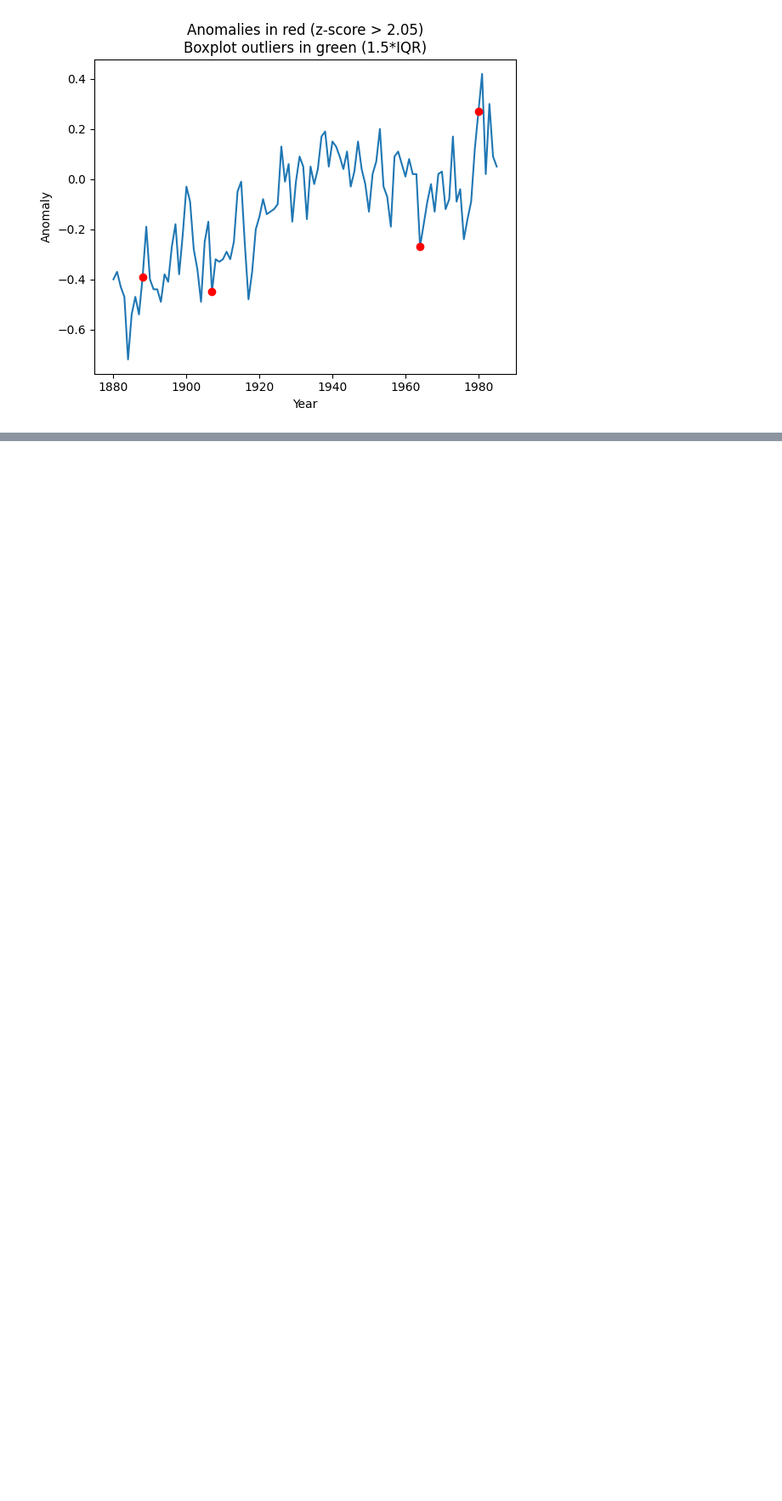
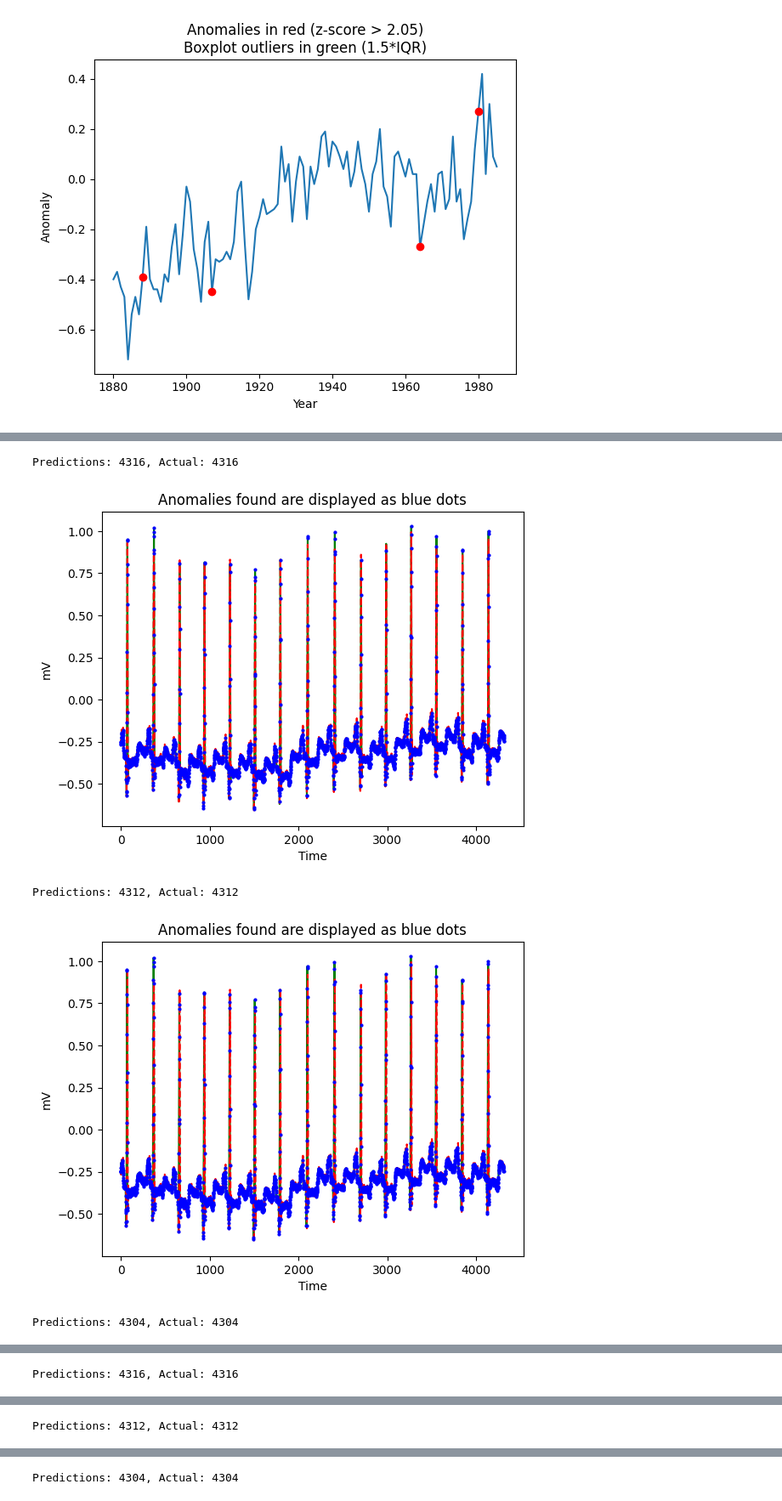
Before and after one commit to BeethovenKodar/IL2233-Project, a Jupyter notebook: 3-task.ipynb, the cells around one changed output, grey strips where cells are left out. Shown at 85% size. Saved outputs shown, nothing was run; the diff lists cells and outputs as text; code cells hidden in the pictures; blank space fills up the shorter version.

```diff
--- a/3-task.ipynb
+++ b/3-task.ipynb
@@ -155,0 +237,39 @@ plt.show()
+# %%
+
+N_IN = [4, 8, 16]
+N_OUT = 1
+
+datasets = [
+    Series(data[data.columns[0]].values, index=data.index, name='MLII'),
+    Series(data[data.columns[1]].values, index=data.index, name='V5')
+]
+
+models = [
+    Sequential([
+        LSTM(100, activation='relu', input_shape=(n, 1)),
+        Dense(1)
+    ]) for n in N_IN
+]
+for m in models:
+    m.compile(optimizer='adam', loss='mse')
+
+results = DataFrame(columns=['name', 'n_in', 'mse', 'mae', 'mape'])
+for dataset in datasets:
+    for i, model in enumerate(models):
+        prediction, expected = predictdata(dataset, model, N_IN[i], N_OUT)
+        mse = mean_squared_error(expected, prediction)
+        mae = mean_absolute_error(expected, prediction)
+        mape = mean_absolute_percentage_error(expected, prediction)
+        results.loc[len(results)] = [dataset.name, N_IN[i], mse, mae, mape]
+        title = f'{dataset.name} (n_in={N_IN[i]})\nmse={mse:.4f}, mae={mae:.4f}, mape={mape:.4f}'
+        find_and_plot_anomalies(Series(expected.squeeze()), Series(pred.squeeze()), title)
+
+
+print(f'\n{len(results)} results')
+print(results.to_string(index=False))
+# %% [output]
+Predictions: 4316, Actual: 4316
+[figure, added]
+Predictions: 4312, Actual: 4312
+[figure, added]
+Predictions: 4304, Actual: 4304
@@ -155,0 +277 @@ plt.show()
+Predictions: 4316, Actual: 4316
@@ -155,0 +279 @@ plt.show()
+Predictions: 4312, Actual: 4312
@@ -155,0 +281 @@ plt.show()
+Predictions: 4304, Actual: 4304
```
Also changed, not shown: parts of 11 cells of this notebook, 3 other files.
